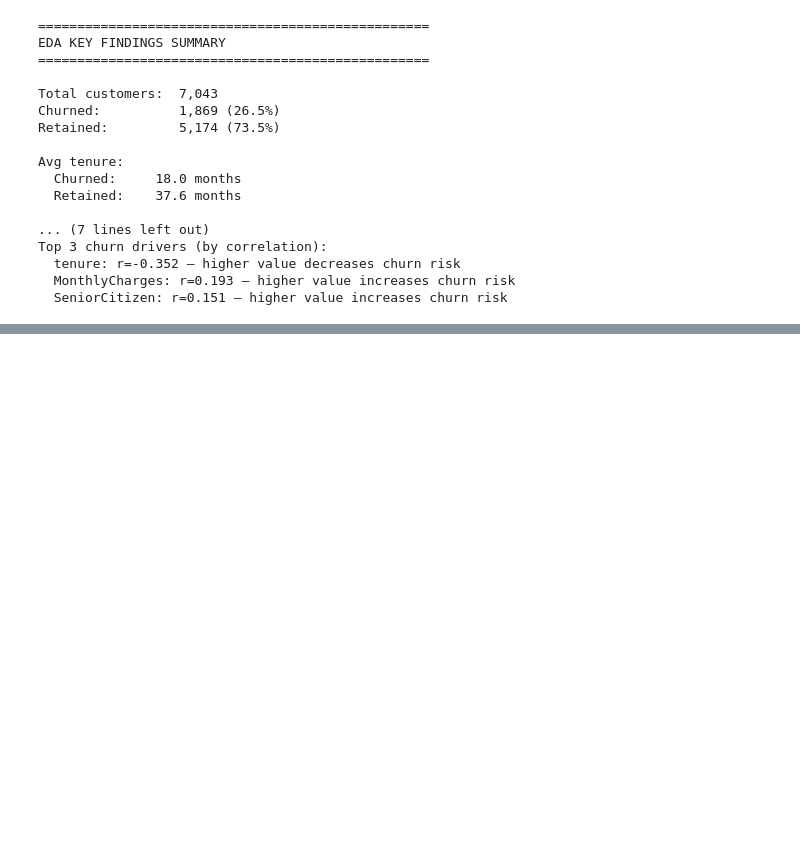
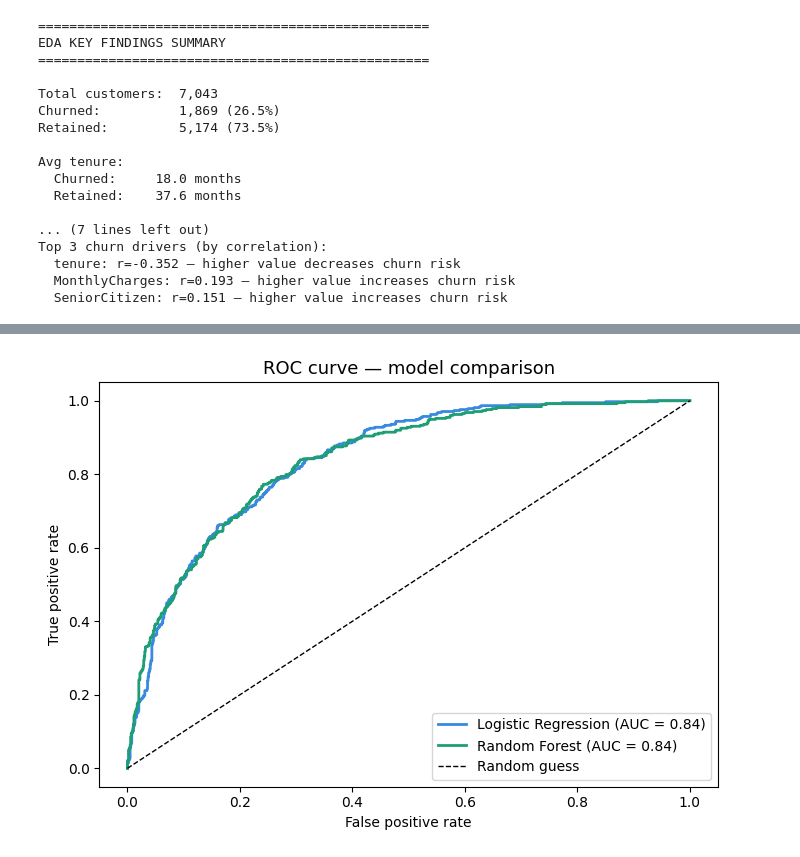
Before and after one commit to VinayTodkar/customer-churn-analysis, a Jupyter notebook: customer-churn-analysis.ipynb, the cells around one changed output, grey strips where cells are left out. Saved outputs shown, nothing was run; the diff lists cells and outputs as text; code cells hidden in the pictures; blank space fills up the shorter version.

```diff
--- a/customer-churn-analysis.ipynb
+++ b/customer-churn-analysis.ipynb
@@ -246,0 +457,21 @@ Top 3 churn drivers (by correlation):
+# %%
+fig, ax = plt.subplots(figsize=(7, 5))
+
+for preds_prob, label, color in [
+    (lr_preds_prob, 'Logistic Regression', '#378ADD'),
+    (rf_preds_prob, 'Random Forest',       '#1D9E75')
+]:
+    fpr, tpr, _ = roc_curve(y_test, preds_prob)
+    auc          = roc_auc_score(y_test, preds_prob)
+    ax.plot(fpr, tpr, label=f'{label} (AUC = {auc:.2f})', color=color, linewidth=2)
+
+ax.plot([0,1], [0,1], 'k--', linewidth=1, label='Random guess')
+ax.set_xlabel('False positive rate')
+ax.set_ylabel('True positive rate')
+ax.set_title('ROC curve — model comparison', fontsize=13)
+ax.legend()
+plt.tight_layout()
+plt.savefig('chart_roc_curve.png', dpi=150, bbox_inches='tight')
+plt.show()
+# %% [output]
+[figure, added]
```
Also changed, not shown: parts of 13 cells of this notebook.
